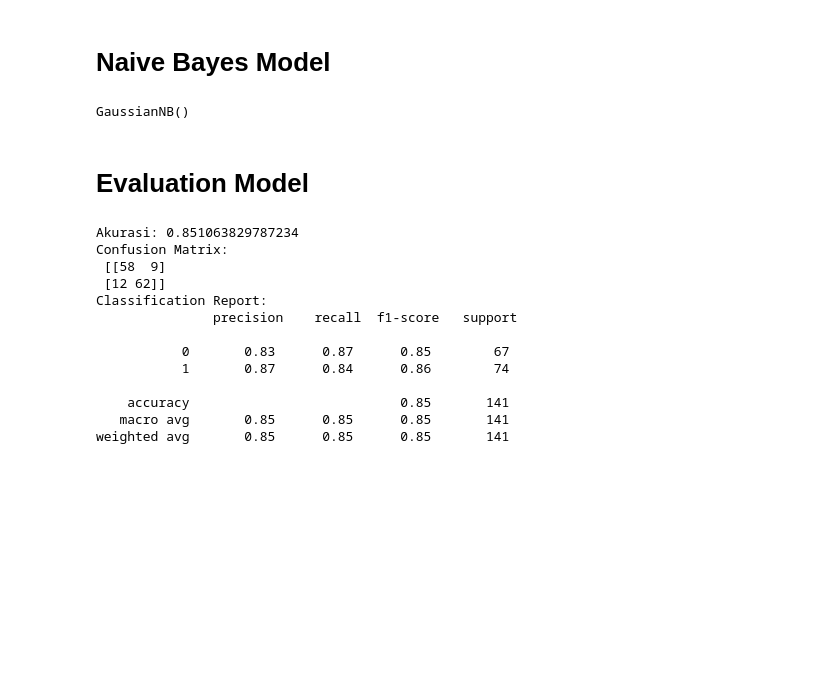
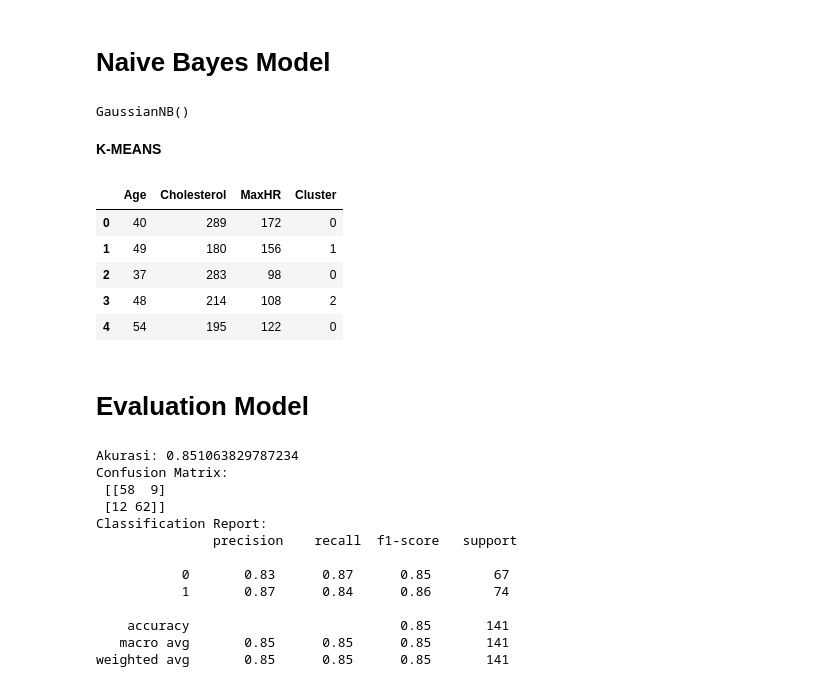
Before and after one commit to farizeka/Tubes-Data-Mining, a Jupyter notebook: Tubes_Datmin_Kel_3.ipynb, the cells around one changed output. Saved outputs shown, nothing was run; the diff lists cells and outputs as text; code cells hidden in the pictures; blank space fills up the shorter version.

```diff
--- a/Tubes_Datmin_Kel_3.ipynb
+++ b/Tubes_Datmin_Kel_3.ipynb
@@ -257,6 +282,49 @@ nb_model = GaussianNB()
 nb_model.fit(X_train, y_train)
 # %% [output]
 GaussianNB()
+# %% [markdown]
+**K-MEANS**
+# %%
+from sklearn.preprocessing import StandardScaler, OneHotEncoder
+from sklearn.compose import ColumnTransformer
+from sklearn.pipeline import Pipeline
+from sklearn.cluster import KMeans
+import pandas as pd
+
+# Hapus kolom target karena ini unsupervised
+X_unsupervised = df.drop("HeartDisease", axis=1)
+
+# Identifikasi kolom numerik dan kategorikal
+numerical_cols = X_unsupervised.select_dtypes(include=["int64", "float64"]).columns.tolist()
+categorical_cols = X_unsupervised.select_dtypes(include=["object"]).columns.tolist()
+
+#preprocessing pipeline
+preprocessor = ColumnTransformer([
+    ("num", StandardScaler(), numerical_cols),
+    ("cat", OneHotEncoder(), categorical_cols)
+])
+
+#pipeline K-Means
+kmeans_pipeline = Pipeline([
+    ("preprocessor", preprocessor),
+    ("kmeans", KMeans(n_clusters=3, random_state=42))
+])
+
+# Latih model
+kmeans_pipeline.fit(X_unsupervised)
+
+# hasil cluster ke dataframe asli
+df["Cluster"] = kmeans_pipeline.named_steps["kmeans"].labels_
+
+# hasil awal clustering
+df[["Age", "Cholesterol", "MaxHR", "Cluster"]].head()
+# %% [output]
+|  | Age | Cholesterol | MaxHR | Cluster |
+| 0 | 40 | 289 | 172 | 0 |
+| 1 | 49 | 180 | 156 | 1 |
+| 2 | 37 | 283 | 98 | 0 |
+| 3 | 48 | 214 | 108 | 2 |
+| 4 | 54 | 195 | 122 | 0 |
 # %% [markdown]
 # Evaluation Model
 # %%
```
Also changed, not shown: parts of 22 cells of this notebook.
